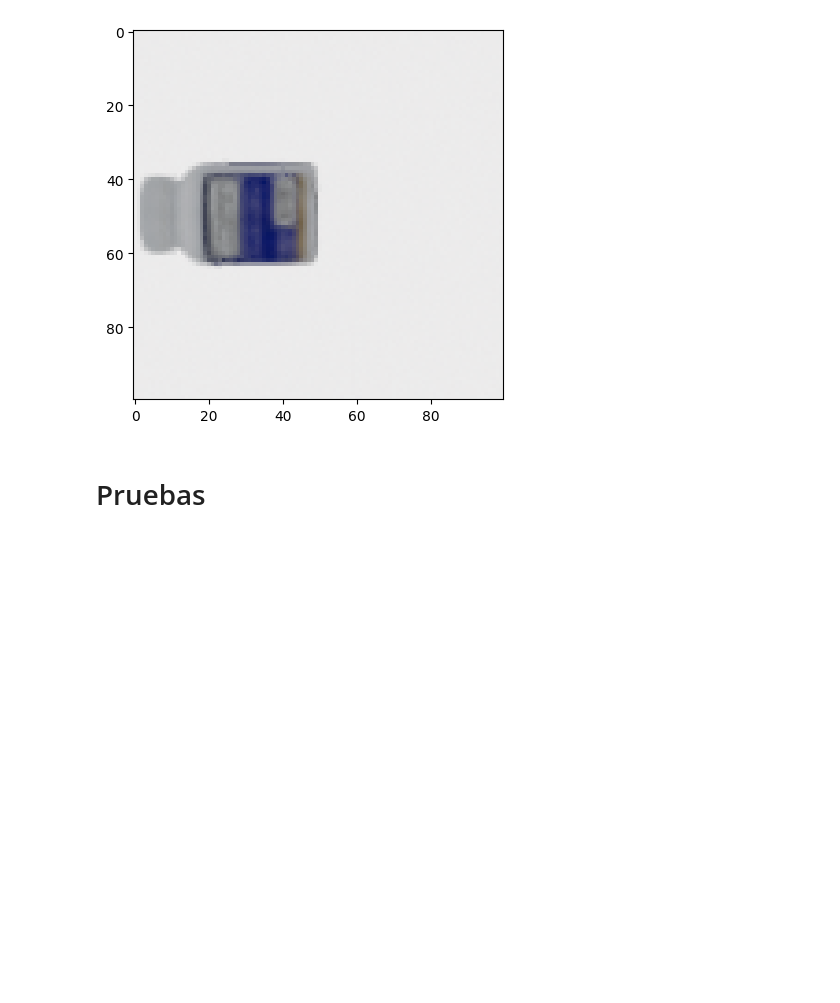
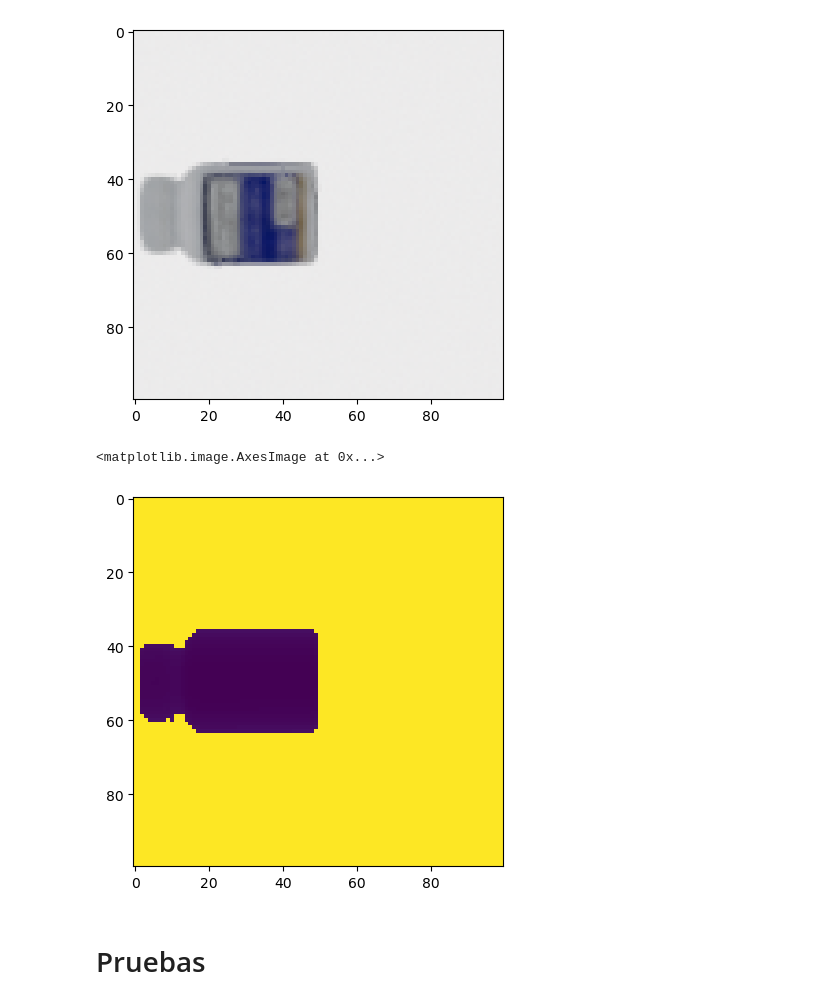
Before and after one commit to GdSAu/TutorialOpen3d, a Jupyter notebook: pinhole/pinhole.ipynb, the cells around one changed output. Saved outputs shown, nothing was run; the diff lists cells and outputs as text; code cells hidden in the pictures; blank space fills up the shorter version.

```diff
--- a/pinhole/pinhole.ipynb
+++ b/pinhole/pinhole.ipynb
@@ -126,6 +75,12 @@ plt.imshow(img)
 # %% [output]
 <matplotlib.image.AxesImage at 0x...>
 [figure]
+# %%
+img1 = render.render_to_depth_image() # render RGB image
+plt.imshow(img1)
+# %% [output]
+<matplotlib.image.AxesImage at 0x...>
+[figure, added]
 # %% [markdown]
 # Pruebas
 # %%
```
Also changed, not shown: parts of 10 cells of this notebook, 2 other files.
